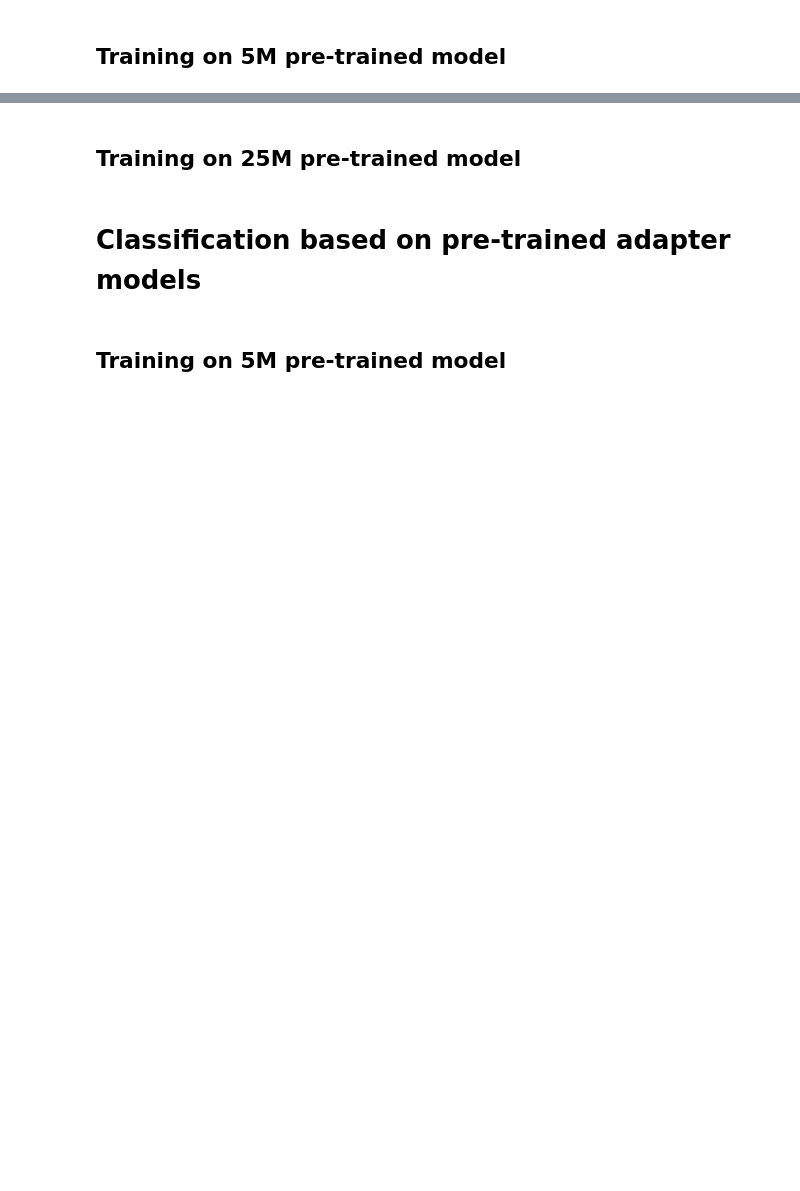
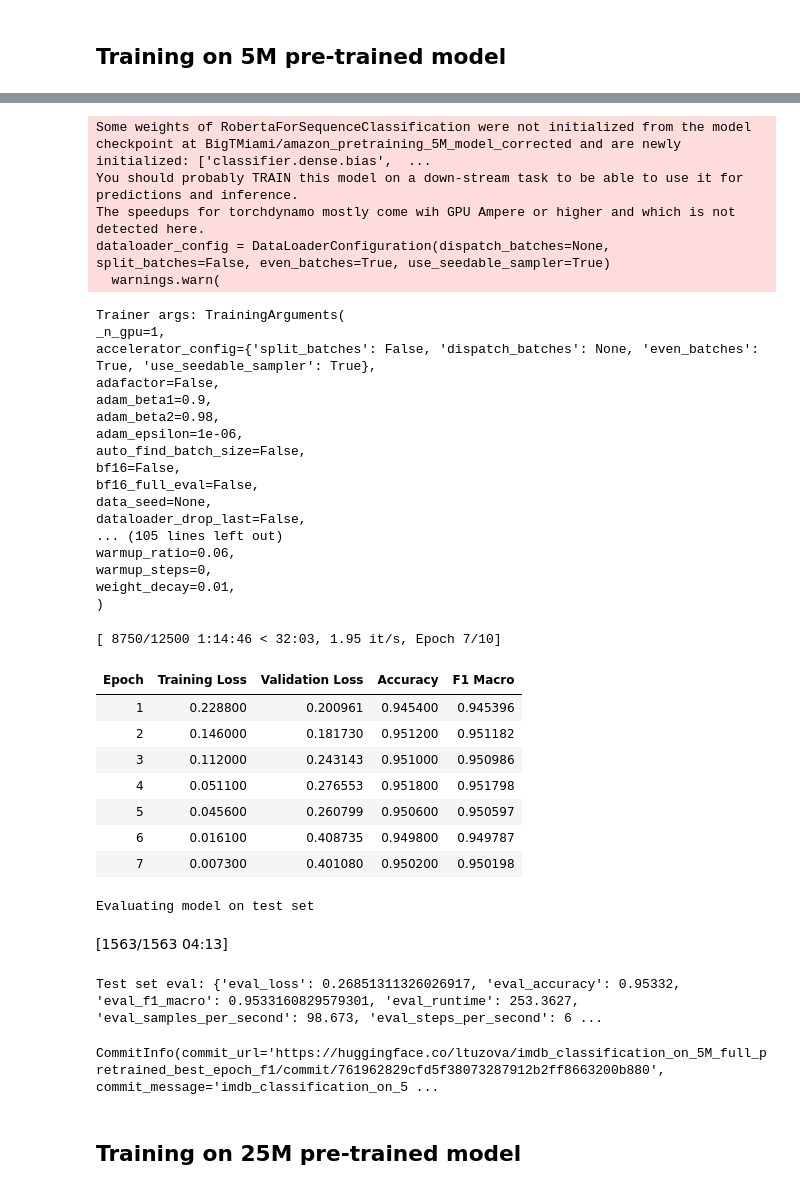
Before and after one commit to BigTMiami/AdaptOrDie, a Jupyter notebook: IMDB_Classification.ipynb, the cells around one changed output, grey strips where cells are left out. Saved outputs shown, nothing was run; the diff lists cells and outputs as text; code cells hidden in the pictures; blank space fills up the shorter version.

Commit message:
classification tasks with full pre-training

```diff
--- a/IMDB_Classification.ipynb
+++ b/IMDB_Classification.ipynb
@@ -14,8 +41,13 @@ The autoreload extension is already loaded. To reload it, use:
 # %%
-trainer = classification_training.train_classifier(
-    output_dir = 'imdb_classification_roberta',
+trainer = classification_training.run_classifier(
+    output_dir = 'imdb_classification_roberta_best_epoch_f1',
     pretrained_model='roberta-base',
     classification_task = 'imdb',
-    torch_compile=False
-)
+    torch_compile=True,
+    train = True,
+    evaluate_on_test = True)
+trainer.push_to_hub('imdb_classification_on_roberta_best_epoch_f1')
+
+# print("Disconnecting Session")
+# runtime.unassign()
 # %% [output]
@@ -99,2 +146,16 @@ Disconnecting Session
 # %% [markdown]
 ## Training on 5M pre-trained model
+# %%
+trainer = classification_training.run_classifier(
+    output_dir = 'imdb_classification_on_5M_full_pretrained_best_epoch_f1',
+    pretrained_model='BigTMiami/amazon_pretraining_5M_model_corrected',
+    classification_task = 'imdb',
+    torch_compile=True,
+    train = True,
+    evaluate_on_test = True)
+
+trainer.push_to_hub('imdb_classification_on_5M_full_pretrained_best_epoch_f1')
+
+# print("Disconnecting Session")
+# runtime.unassign()
+# %% [output]
@@ -101,6 +179,37 @@ Disconnecting Session
+Some weights of RobertaForSequenceClassification were not initialized from the model checkpoint at BigTMiami/amazon_pretraining_5M_model_corrected and are newly initialized: ['classifier.dense.bias',  ...
+You should probably TRAIN this model on a down-stream task to be able to use it for predictions and inference.
+The speedups for torchdynamo mostly come wih GPU Ampere or higher and which is not detected here.
+dataloader_config = DataLoaderConfiguration(dispatch_batches=None, split_batches=False, even_batches=True, use_seedable_sampler=True)
+  warnings.warn(
+Trainer args: TrainingArguments(
+_n_gpu=1,
+accelerator_config={'split_batches': False, 'dispatch_batches': None, 'even_batches': True, 'use_seedable_sampler': True},
+adafactor=False,
+adam_beta1=0.9,
+adam_beta2=0.98,
+adam_epsilon=1e-06,
+auto_find_batch_size=False,
+bf16=False,
+bf16_full_eval=False,
+data_seed=None,
+dataloader_drop_last=False,
+... (105 lines left out)
+warmup_ratio=0.06,
+warmup_steps=0,
+weight_decay=0.01,
+)
+[ 8750/12500 1:14:46 < 32:03, 1.95 it/s, Epoch 7/10]
+| Epoch | Training Loss | Validation Loss | Accuracy | F1 Macro |
+| 1 | 0.228800 | 0.200961 | 0.945400 | 0.945396 |
+| 2 | 0.146000 | 0.181730 | 0.951200 | 0.951182 |
+| 3 | 0.112000 | 0.243143 | 0.951000 | 0.950986 |
+| 4 | 0.051100 | 0.276553 | 0.951800 | 0.951798 |
+| 5 | 0.045600 | 0.260799 | 0.950600 | 0.950597 |
+| 6 | 0.016100 | 0.408735 | 0.949800 | 0.949787 |
+| 7 | 0.007300 | 0.401080 | 0.950200 | 0.950198 |
+Evaluating model on test set
+[1563/1563 04:13]
+Test set eval: {'eval_loss': 0.26851311326026917, 'eval_accuracy': 0.95332, 'eval_f1_macro': 0.9533160829579301, 'eval_runtime': 253.3627, 'eval_samples_per_second': 98.673, 'eval_steps_per_second': 6 ...
+CommitInfo(commit_url='https://huggingface.co/ltuzova/imdb_classification_on_5M_full_pretrained_best_epoch_f1/commit/761962829cfd5f38073287912b2ff8663200b880', commit_message='imdb_classification_on_5 ...
 # %% [markdown]
 ## Training on 25M pre-trained model
-# %% [markdown]
-# Classification based on pre-trained adapter models
-# %% [markdown]
-## Training on 5M pre-trained model
```
Also changed, not shown: parts of 15 cells of this notebook, 4 other files.
